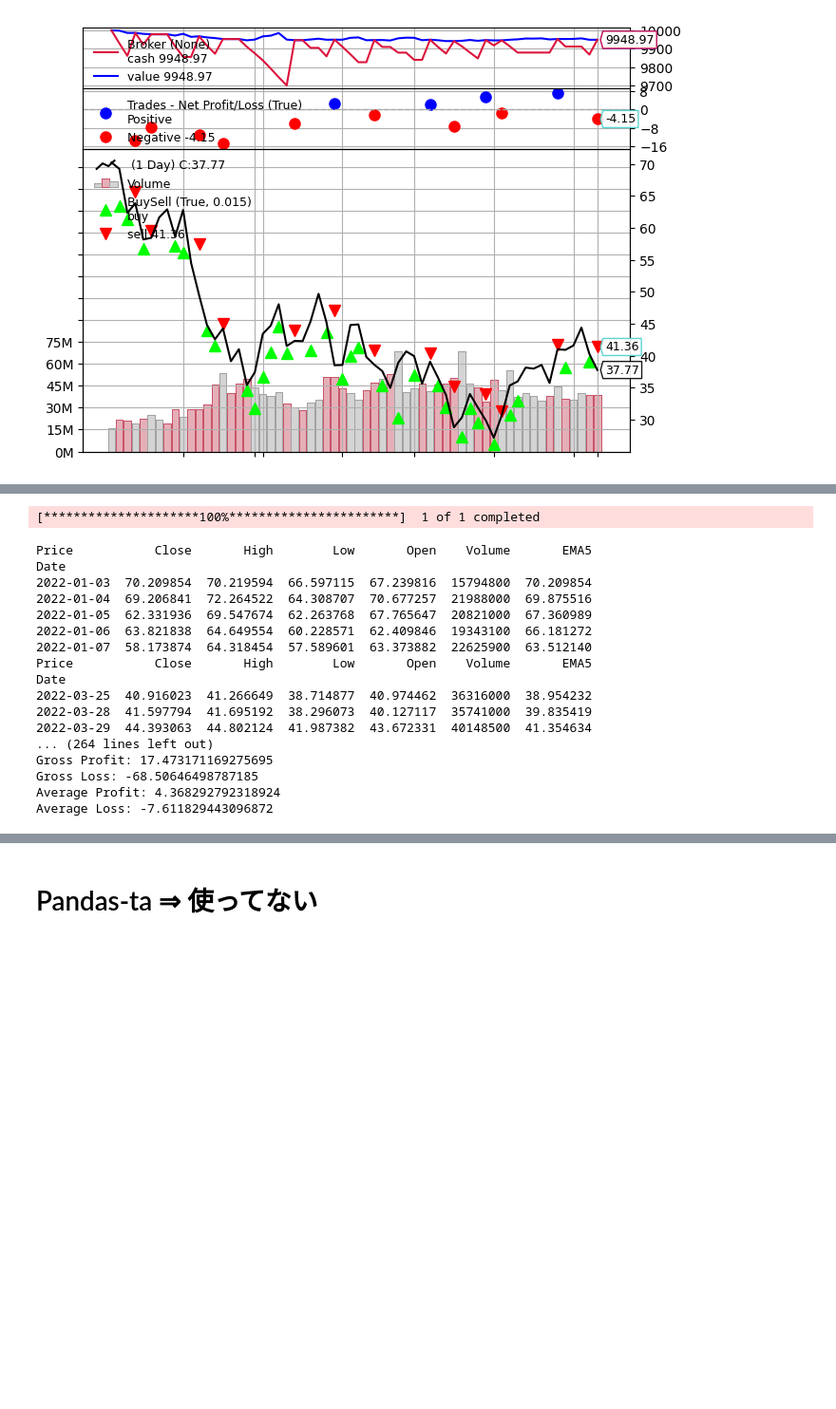
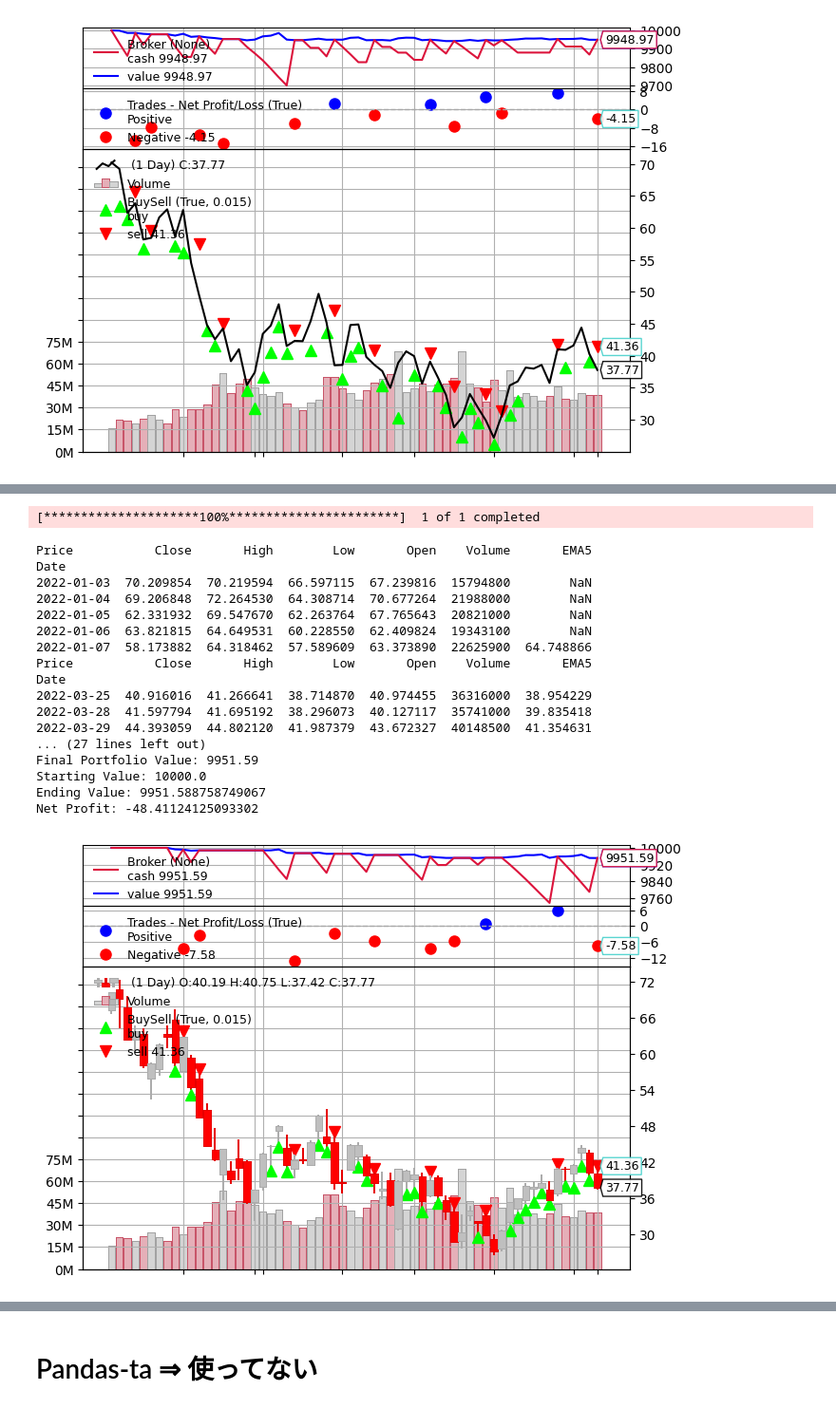
Before and after one commit to kapibara3chi/LSTM_test, a Jupyter notebook: LSTM.ipynb, the cells around one changed output, grey strips where cells are left out. Shown at 95% size. Cells and saved outputs as stored; diff of their text form; code cells hidden in the pictures; blank space fills up the shorter version.

```diff
--- a/LSTM.ipynb
+++ b/LSTM.ipynb
@@ -5811,31 +5822,22 @@ import yfinance as yf
 import backtrader as bt
 import pandas as pd
 import datetime
+# from backtrader_plotting import Bokeh
+# from backtrader_plotting.schemes import Tradimo
+import talib
 
 def create_pandas_data_class(df):
     column_names = df.columns.tolist()
 
     class CustomPandasData(bt.feeds.PandasData):
         lines = tuple(column_names)  # dfの列名をlinesに設定
-        params = tuple((col, -1) for col in column_names)  # paramsも自動生成
-
+        params = tuple((col, -1) for col in column_names)  # paramsも自動生成※初期値-1必要nanだと ×
     return CustomPandasData
 
-# Backtrader用にデータフォーマットを整える
-
-
-# class CustomIndicator(bt.Indicator):
-#     lines = ('custom_indicator','EMA5')
-#     params = dict(period=20)  # パラメータ設定 (例: 20日)
-
-#     def __init__(self):
-#         self.addminperiod(self.params.period)  # 最小期間を設定
-
-#     def next(self):
-
-#         period_data = [self.data.close[-i] for i in range(self.params.period, 0, -1)]
-#         self.lines.custom[0] = sum(period_data) / self.params.period
-#         # self.lines.custom[0] = sum(self.data.close[-self.params.period:]) / self.params.period
+    # class CustomIndicator(bt.Indicator):
+    #     lines = tuple(column_names)  # dfの列名をlinesに設定
+    #     params = tuple((col, -1) for col in column_names)  # paramsも自動生成※初期値-1必要nanだと ×
+    # return CustomIndicator
 
 
 
@@ -5847,15 +5849,15 @@ class CustomStrategy(bt.Strategy):
         self.ema5 = self.data.EMA5
 
     def next(self):
-        print("EMA------")
-        print(len(self.data))
-        print(self.data.datetime.date(0))
-        print(self.ema5[0])
+        # print("EMA------")
+        # print(len(self.data))
+        # print(self.data.datetime.date(0))
+        # print(self.ema5[0])
 
         # print(self.data.datetime[0])
-        if self.data.open[0] > self.data.close[-1]:  # 例: インジケーターが現在価格を超えたら買い
+        if self.data.close[0] > self.ema5[0]:  # 例: インジケーターが現在価格を超えたら買い
             # print("Date:",dir(self.data.datetime))
-            # print("EMA;",self.ema5[0])
+            print("EMA;",self.ema5[0])
             self.buy()
             # self.buy_sell_log.append({"type": "buy", "date": self.data.datetime.date(0), "price": self.data.close[0]})
         elif self.data.close[0] < self.data.low[-1]:  # 例: インジケーターが現在価格を下回ったら売り
@@ -5875,7 +5877,7 @@ if __name__ == '__main__':
 
   # DataFrameに自作インジケーターを追加
   # df['custom_indicator'] = (df['Close'] - df['Open']) / df['Open']  # 例: 日中の変動率i
-  df['EMA5'] = df['Close'].ewm(span=5, adjust=False).mean()
+  df['EMA5'] = talib.EMA(df['Close'].values, timeperiod=5)
 
 
   print(df.head())
@@ -5884,6 +5886,7 @@ if __name__ == '__main__':
   # データフィードを設定
   # 動的にクラスを生成
   CustomPandasData = create_pandas_data_class(df)
+  # CustomIndicator = create_pandas_data_class(df)
 
   # Backtrader用データフィードを作成
   data = CustomPandasData(dataname=df)
@@ -5909,8 +5912,13 @@ if __name__ == '__main__':
   print(f"Ending Value: {ending_value}")
   print(f"Net Profit: {ending_value - starting_value}")
 
-
-  cerebro.plot()
+  # プロットを描画
+  # # plot backtest results
+  # b = Bokeh(style='bar', plot_mode='single', scheme=Tradimo())
+  # cerebro.plot(b)
+  #通常plot
+  # cerebro.addindicator(CustomIndicator)
+  cerebro.plot(style='candlestick', iplot=False)
 
   # アナライザーの結果を取得
   trade_analyzer = results[0].analyzers.trade_analyzer.get_analysis()
@@ -5948,45 +5956,44 @@ winning_trades = trade_analyzer['won']['total']  # 勝ち取引数
 print(f"Winning Trades: {winning_trades}")
 # 負け取引数
 losing_trades = trade_analyzer['lost']['total']  # 負け取引数
 print(f"Losing Trades: {losing_trades}")
 # 総利益
 gross_profit = trade_analyzer['won']['pnl']['total']  # 総利益
 print(f"Gross Profit: {gross_profit}")
 # 総損失
 gross_loss = trade_analyzer['lost']['pnl']['total']  # 総損失
 print(f"Gross Loss: {gross_loss}")
 # 平均利益
 average_profit = trade_analyzer['won']['pnl']['average']  # 平均利益
 print(f"Average Profit: {average_profit}")
 # 平均損失
 average_loss = trade_analyzer['lost']['pnl']['average']  # 平均損失
 print(f"Average Loss: {average_loss}")
 
 
-  # プロットを描画
 
-  # plt.show()      # 明示的にグラフを表示
 #
   # 売買履歴の出力
   # strategy_instance = cerebro.runstrats[0][0]  # 実行された戦略インスタンスを取得
   # for log in strategy_instance.buy_sell_log:
   #     print(f"Type: {log['type']}, Date: {log['date']}, Price: {log['price']}")1
 # %% [output]
 [*********************100%***********************]  1 of 1 completed
 Price           Close       High        Low       Open    Volume       EMA5
 Date
-2022-01-03  70.209854  70.219594  66.597115  67.239816  15794800  70.209854
-2022-01-04  69.206841  72.264522  64.308707  70.677257  21988000  69.875516
-2022-01-05  62.331936  69.547674  62.263768  67.765647  20821000  67.360989
-2022-01-06  63.821838  64.649554  60.228571  62.409846  19343100  66.181272
-2022-01-07  58.173874  64.318454  57.589601  63.373882  22625900  63.512140
+2022-01-03  70.209854  70.219594  66.597115  67.239816  15794800        NaN
+2022-01-04  69.206848  72.264530  64.308714  70.677264  21988000        NaN
+2022-01-05  62.331932  69.547670  62.263764  67.765643  20821000        NaN
+2022-01-06  63.821815  64.649531  60.228550  62.409824  19343100        NaN
+2022-01-07  58.173882  64.318462  57.589609  63.373890  22625900  64.748866
 Price           Close       High        Low       Open    Volume       EMA5
 Date
-2022-03-25  40.916023  41.266649  38.714877  40.974462  36316000  38.954232
-2022-03-28  41.597794  41.695192  38.296073  40.127117  35741000  39.835419
-2022-03-29  44.393063  44.802124  41.987382  43.672331  40148500  41.354634
-... (264 lines left out)
-Gross Profit: 17.473171169275695
-Gross Loss: -68.50646498787185
-Average Profit: 4.368292792318924
-Average Loss: -7.611829443096872
+2022-03-25  40.916016  41.266641  38.714870  40.974455  36316000  38.954229
+2022-03-28  41.597794  41.695192  38.296073  40.127117  35741000  39.835418
+2022-03-29  44.393059  44.802120  41.987379  43.672327  40148500  41.354631
+... (27 lines left out)
+Final Portfolio Value: 9951.59
+Starting Value: 10000.0
+Ending Value: 9951.588758749067
+Net Profit: -48.41124125093302
+[figure, added]
```
Also changed, not shown: parts of 6 cells of this notebook.
